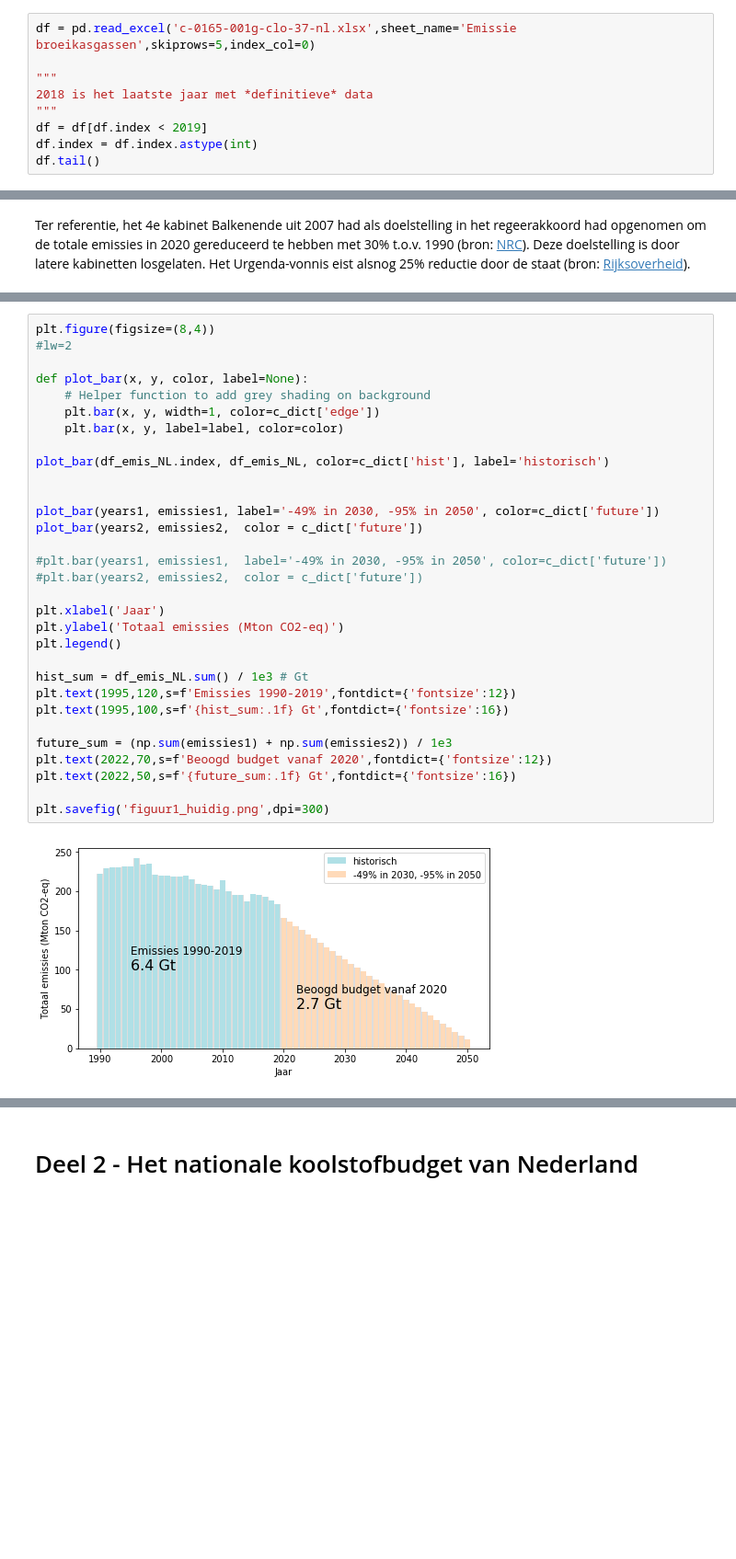
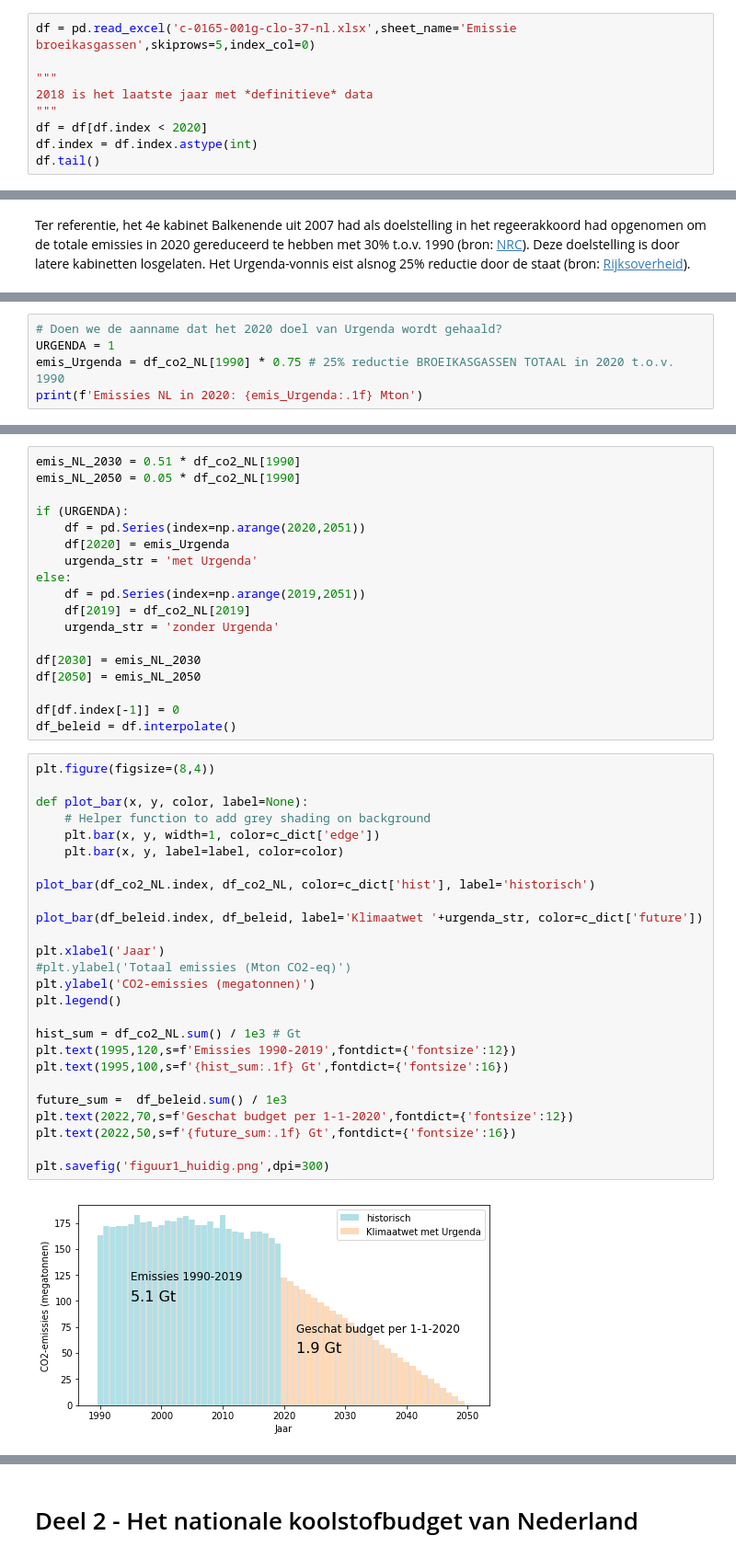
Before and after one commit to lvankampenhout/BKG_emissies_NL, a Jupyter notebook: koolstofbudget.ipynb, the cells around one changed output, grey strips where cells are left out. Shown at 92% size. Saved outputs shown, nothing was run; the diff lists cells and outputs as text; blank space fills up the shorter version.

```diff
--- a/koolstofbudget.ipynb
+++ b/koolstofbudget.ipynb
@@ -35,7 +43,7 @@ df = pd.read_excel('c-0165-001g-clo-37-nl.xlsx',sheet_name='Emissie broeikasgass
 """
 2018 is het laatste jaar met *definitieve* data
 """
-df = df[df.index < 2019]
+df = df[df.index < 2020]
 df.index = df.index.astype(int)
 df.tail()
 # %% [output]
@@ -119,0 +107,5 @@ c_dict['edge'] = '#dddddd' # edge
+# %%
+# Doen we de aanname dat het 2020 doel van Urgenda wordt gehaald?
+URGENDA = 1
+emis_Urgenda = df_co2_NL[1990] * 0.75 # 25% reductie BROEIKASGASSEN TOTAAL in 2020 t.o.v. 1990
+print(f'Emissies NL in 2020: {emis_Urgenda:.1f} Mton')
@@ -120,33 +114,46 @@ c_dict['edge'] = '#dddddd' # edge
+# %%
+emis_NL_2030 = 0.51 * df_co2_NL[1990]
+emis_NL_2050 = 0.05 * df_co2_NL[1990]
+
+if (URGENDA):
+    df = pd.Series(index=np.arange(2020,2051))
+    df[2020] = emis_Urgenda
+    urgenda_str = 'met Urgenda'
+else:
+    df = pd.Series(index=np.arange(2019,2051))
+    df[2019] = df_co2_NL[2019]
+    urgenda_str = 'zonder Urgenda'
+
+df[2030] = emis_NL_2030
+df[2050] = emis_NL_2050
+
+df[df.index[-1]] = 0
+df_beleid = df.interpolate()
 # %%
 plt.figure(figsize=(8,4))
-#lw=2
 
 def plot_bar(x, y, color, label=None):
     # Helper function to add grey shading on background
     plt.bar(x, y, width=1, color=c_dict['edge'])
     plt.bar(x, y, label=label, color=color)
 
-plot_bar(df_emis_NL.index, df_emis_NL, color=c_dict['hist'], label='historisch')
+plot_bar(df_co2_NL.index, df_co2_NL, color=c_dict['hist'], label='historisch')
 
-
-plot_bar(years1, emissies1, label='-49% in 2030, -95% in 2050', color=c_dict['future'])
-plot_bar(years2, emissies2,  color = c_dict['future'])
-
-#plt.bar(years1, emissies1,  label='-49% in 2030, -95% in 2050', color=c_dict['future'])
-#plt.bar(years2, emissies2,  color = c_dict['future'])
+plot_bar(df_beleid.index, df_beleid, label='Klimaatwet '+urgenda_str, color=c_dict['future'])
 
 plt.xlabel('Jaar')
-plt.ylabel('Totaal emissies (Mton CO2-eq)')
+#plt.ylabel('Totaal emissies (Mton CO2-eq)')
+plt.ylabel('CO2-emissies (megatonnen)')
 plt.legend()
 
-hist_sum = df_emis_NL.sum() / 1e3 # Gt
+hist_sum = df_co2_NL.sum() / 1e3 # Gt
 plt.text(1995,120,s=f'Emissies 1990-2019',fontdict={'fontsize':12})
 plt.text(1995,100,s=f'{hist_sum:.1f} Gt',fontdict={'fontsize':16})
 
-future_sum = (np.sum(emissies1) + np.sum(emissies2)) / 1e3
-plt.text(2022,70,s=f'Beoogd budget vanaf 2020',fontdict={'fontsize':12})
+future_sum =  df_beleid.sum() / 1e3
+plt.text(2022,70,s=f'Geschat budget per 1-1-2020',fontdict={'fontsize':12})
 plt.text(2022,50,s=f'{future_sum:.1f} Gt',fontdict={'fontsize':16})
 
 plt.savefig('figuur1_huidig.png',dpi=300)
 # %% [output]
-[figure, old version]
+[figure, new version]
```
Also changed, not shown: parts of 79 cells of this notebook.
